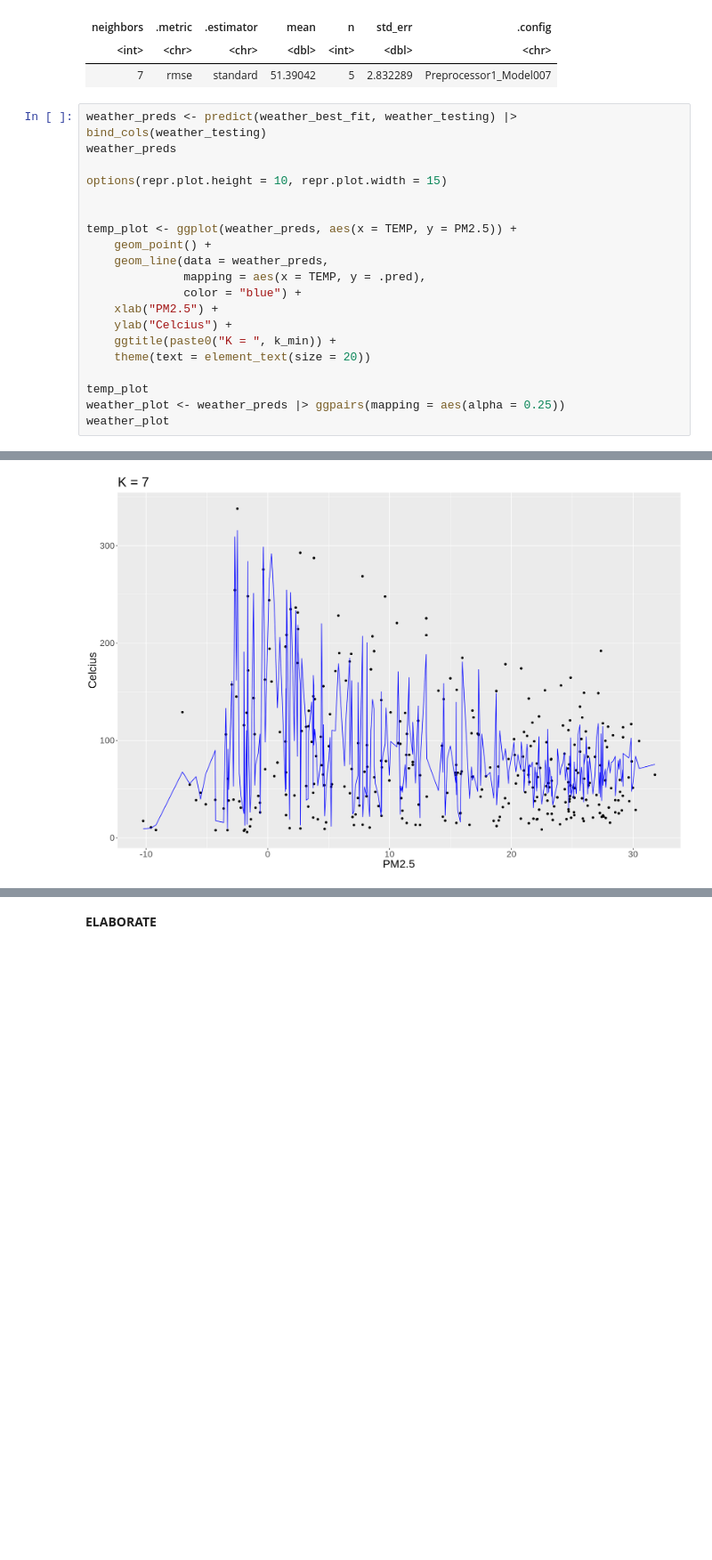
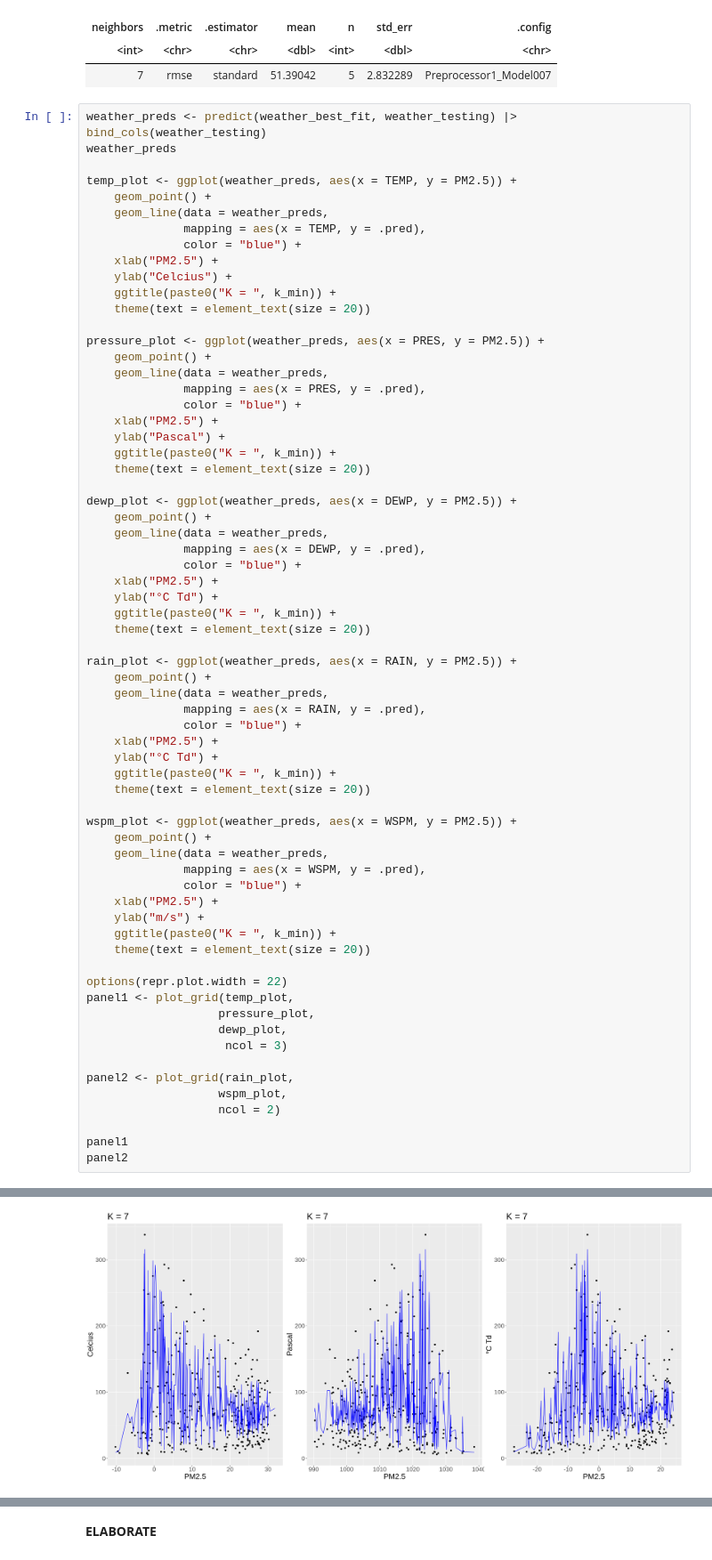
Before and after one commit to Noname397/dsci100groupproject96, a Jupyter notebook: Final Project.ipynb, the cells around one changed output, grey strips where cells are left out. Shown at 89% size. Saved outputs shown, nothing was run; the diff lists cells and outputs as text; blank space fills up the shorter version.

Commit message:
added a little elaboration on the first ggpairs, not done tho

```diff
--- a/Final Project.ipynb
+++ b/Final Project.ipynb
@@ -220,33 +235,79 @@ A tibble: 1 × 7
 # %%
 weather_preds <- predict(weather_best_fit, weather_testing) |>
 bind_cols(weather_testing)
 weather_preds
-
-options(repr.plot.height = 10, repr.plot.width = 15)
-
 
 temp_plot <- ggplot(weather_preds, aes(x = TEMP, y = PM2.5)) +
     geom_point() +
     geom_line(data = weather_preds,
               mapping = aes(x = TEMP, y = .pred),
               color = "blue") +
     xlab("PM2.5") +
     ylab("Celcius") +
     ggtitle(paste0("K = ", k_min)) +
     theme(text = element_text(size = 20))
 
-temp_plot
-weather_plot <- weather_preds |> ggpairs(mapping = aes(alpha = 0.25))
-weather_plot
+pressure_plot <- ggplot(weather_preds, aes(x = PRES, y = PM2.5)) +
+    geom_point() +
+    geom_line(data = weather_preds,
+              mapping = aes(x = PRES, y = .pred),
+              color = "blue") +
+    xlab("PM2.5") +
+    ylab("Pascal") +
+    ggtitle(paste0("K = ", k_min)) +
+    theme(text = element_text(size = 20))
+
+dewp_plot <- ggplot(weather_preds, aes(x = DEWP, y = PM2.5)) +
+    geom_point() +
+    geom_line(data = weather_preds,
+              mapping = aes(x = DEWP, y = .pred),
+              color = "blue") +
+    xlab("PM2.5") +
+    ylab("°C Td") +
+    ggtitle(paste0("K = ", k_min)) +
+    theme(text = element_text(size = 20))
+
+rain_plot <- ggplot(weather_preds, aes(x = RAIN, y = PM2.5)) +
+    geom_point() +
+    geom_line(data = weather_preds,
+              mapping = aes(x = RAIN, y = .pred),
+              color = "blue") +
+    xlab("PM2.5") +
+    ylab("°C Td") +
+    ggtitle(paste0("K = ", k_min)) +
+    theme(text = element_text(size = 20))
+
+wspm_plot <- ggplot(weather_preds, aes(x = WSPM, y = PM2.5)) +
+    geom_point() +
+    geom_line(data = weather_preds,
+              mapping = aes(x = WSPM, y = .pred),
+              color = "blue") +
+    xlab("PM2.5") +
+    ylab("m/s") +
+    ggtitle(paste0("K = ", k_min)) +
+    theme(text = element_text(size = 20))
+
+options(repr.plot.width = 22)
+panel1 <- plot_grid(temp_plot,
+                   pressure_plot,
+                   dewp_plot,
+                    ncol = 3)
+
+panel2 <- plot_grid(rain_plot,
+                   wspm_plot,
+                   ncol = 2)
+
+panel1
+panel2
 # %% [output]
 A tibble: 316 × 7
 | .pred | TEMP | PRES | DEWP | RAIN | WSPM | PM2.5 |
 | <dbl> | <dbl> | <dbl> | <dbl> | <dbl> | <dbl> | <dbl> |
 | 102.98214 | 5.104167 | 1010.796 | 1.120833 | 0.2208333 | 1.179167 | 126.9583 |
 | 95.27381 | 3.962500 | 1023.471 | -4.991667 | 0.0000000 | 1.858333 | 83.8750 |
 | 167.42262 | 5.866667 | 1016.388 | -1.320833 | 0.0000000 | 0.937500 | 189.7083 |
 | ⋮ | ⋮ | ⋮ | ⋮ | ⋮ | ⋮ | ⋮ |
 | 254.38095 | 1.541667 | 1016.742 | -5.829167 | 0 | 0.8791667 | 208.29167 |
 | 51.25000 | 3.729167 | 1024.321 | -12.325000 | 0 | 2.0291667 | 20.83333 |
 | 54.02381 | 7.208333 | 1020.337 | -8.258333 | 0 | 1.5666667 | 24.16667 |
-[figure, old version]
+[figure, new version]
```
Also changed, not shown: parts of 9 cells of this notebook.
